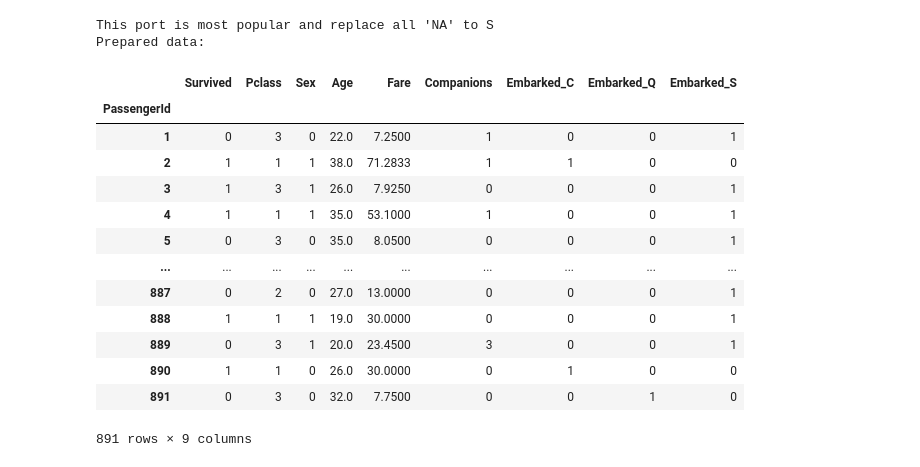
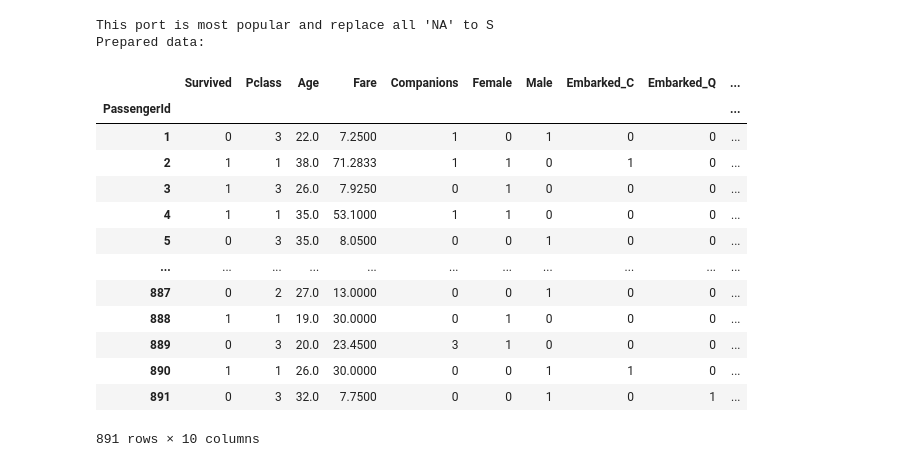
Before and after one commit to michal3pol/titanic, a Jupyter notebook: TitanicModel.ipynb, the cells around one changed output. Cells and saved outputs as stored; diff of their text form; code cells hidden in the pictures.

Commit message:
Divided sex column to the separate ones: male and female

```diff
--- a/TitanicModel.ipynb
+++ b/TitanicModel.ipynb
@@ -11,47 +11,48 @@ def set_age(name):
     if(name.find('Mr.') != -1): #male - married or not
         return 30
     elif(name.find('Mrs.') != -1): #female - married
         return 45
     elif(name.find('Ms.') != -1): #female - married or not
         return 30
     elif(name.find('Miss.') != -1): #female - not married
         return 20
     else:
         return 45
 
 def clean_dataset(dataset):
     popular_port = dataset['Embarked'].dropna().mode()[0]
     print("This port is most popular and replace all 'NA' to " + popular_port)
     dataset['Embarked'] = dataset['Embarked'].fillna(popular_port)
     dataset['Companions'] = dataset['SibSp'] + dataset['Parch'] #number of people travelling with
-    dataset['Sex'] = dataset['Sex'].map( {'female': 1, 'male': 0} ).astype(int) #Map sex to 0-1
+    dataset['Female'] = dataset['Sex'].map({'female': 1, 'male': 0})
+    dataset['Male'] = dataset['Sex'].map({'female': 0, 'male': 1})
     embarked_one_hot = pd.get_dummies(dataset['Embarked'], prefix='Embarked') #Embarks as one-hot
     dataset = dataset.join(embarked_one_hot)
     dataset['Age'] = dataset.apply(
                             lambda row: set_age(row['Name']) if np.isnan(row['Age']) else row['Age'], axis=1)
 
-    dataset = dataset.drop(['Cabin', 'Ticket', 'Name', 'SibSp', 'Parch', 'Embarked'], axis=1) #drop useless columns
+    dataset = dataset.drop(['Cabin', 'Ticket', 'Name', 'SibSp', 'Parch', 'Embarked', 'Sex'], axis=1) #drop useless columns
     return(dataset)
 
 
 train_data = clean_dataset(input_data)
 print("Prepared data:")
 train_data
 # %% [output]
 This port is most popular and replace all 'NA' to S
 Prepared data:
-|  | Survived | Pclass | Sex | Age | Fare | Companions | Embarked_C | Embarked_Q | Embarked_S |
-| PassengerId |  |  |  |  |  |  |  |  |  |
-| 1 | 0 | 3 | 0 | 22.0 | 7.2500 | 1 | 0 | 0 | 1 |
-| 2 | 1 | 1 | 1 | 38.0 | 71.2833 | 1 | 1 | 0 | 0 |
-| 3 | 1 | 3 | 1 | 26.0 | 7.9250 | 0 | 0 | 0 | 1 |
-| 4 | 1 | 1 | 1 | 35.0 | 53.1000 | 1 | 0 | 0 | 1 |
-| 5 | 0 | 3 | 0 | 35.0 | 8.0500 | 0 | 0 | 0 | 1 |
-| ... | ... | ... | ... | ... | ... | ... | ... | ... | ... |
-| 887 | 0 | 2 | 0 | 27.0 | 13.0000 | 0 | 0 | 0 | 1 |
-| 888 | 1 | 1 | 1 | 19.0 | 30.0000 | 0 | 0 | 0 | 1 |
-| 889 | 0 | 3 | 1 | 20.0 | 23.4500 | 3 | 0 | 0 | 1 |
-| 890 | 1 | 1 | 0 | 26.0 | 30.0000 | 0 | 1 | 0 | 0 |
-| 891 | 0 | 3 | 0 | 32.0 | 7.7500 | 0 | 0 | 1 | 0 |
+|  | Survived | Pclass | Age | Fare | Companions | Female | Male | Embarked_C | Embarked_Q | ... |
+| PassengerId |  |  |  |  |  |  |  |  |  | ... |
+| 1 | 0 | 3 | 22.0 | 7.2500 | 1 | 0 | 1 | 0 | 0 | ... |
+| 2 | 1 | 1 | 38.0 | 71.2833 | 1 | 1 | 0 | 1 | 0 | ... |
+| 3 | 1 | 3 | 26.0 | 7.9250 | 0 | 1 | 0 | 0 | 0 | ... |
+| 4 | 1 | 1 | 35.0 | 53.1000 | 1 | 1 | 0 | 0 | 0 | ... |
+| 5 | 0 | 3 | 35.0 | 8.0500 | 0 | 0 | 1 | 0 | 0 | ... |
+| ... | ... | ... | ... | ... | ... | ... | ... | ... | ... | ... |
+| 887 | 0 | 2 | 27.0 | 13.0000 | 0 | 0 | 1 | 0 | 0 | ... |
+| 888 | 1 | 1 | 19.0 | 30.0000 | 0 | 1 | 0 | 0 | 0 | ... |
+| 889 | 0 | 3 | 20.0 | 23.4500 | 3 | 1 | 0 | 0 | 0 | ... |
+| 890 | 1 | 1 | 26.0 | 30.0000 | 0 | 0 | 1 | 1 | 0 | ... |
+| 891 | 0 | 3 | 32.0 | 7.7500 | 0 | 0 | 1 | 0 | 1 | ... |
-891 rows × 9 columns
+891 rows × 10 columns
 # %%
```
Also changed, not shown: parts of 3 cells of this notebook.
